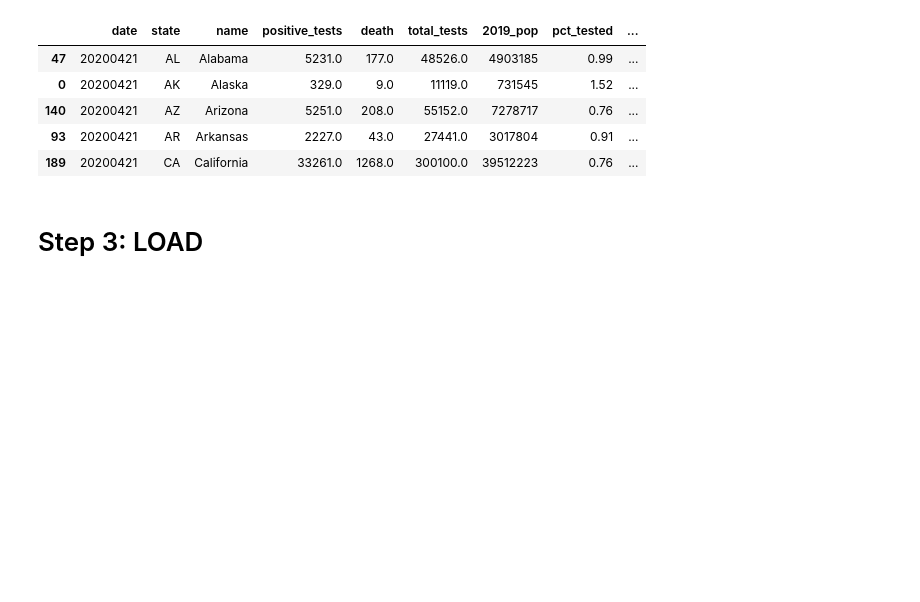
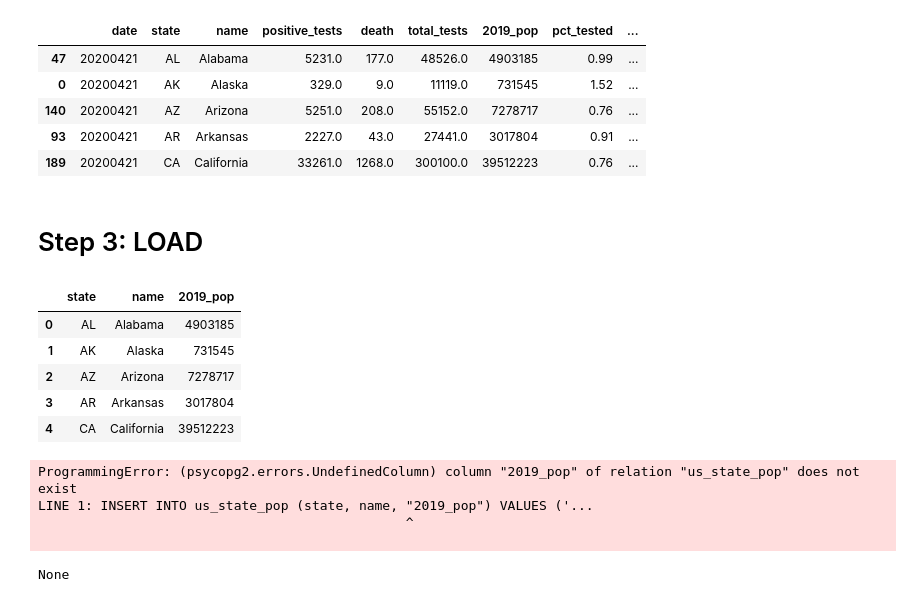
Before and after one commit to BenSnyder90/COVID-ETL-Project, a Jupyter notebook: data_collection.ipynb, the cells around one changed output. Cells and saved outputs as stored; diff of their text form; code cells hidden in the pictures; blank space fills up the shorter version.

```diff
--- a/data_collection.ipynb
+++ b/data_collection.ipynb
@@ -32,7 +34,7 @@ state_df['state'] = state
 state_df = state_df[['state','name','popestimate2019']]
 
 #Rename column
-state_df= state_df.rename(columns={"popestimate2019":"2019_pop"})
+state_df= state_df.rename(columns={"popestimate2019":"pop_2019"})
 
 state_df
 # %% [output]
@@ -164,5 +150,23 @@ combined_df.to_csv('Final_COVID_Data.csv',index=False)
 # %% [markdown]
 # Step 3: LOAD
+# %%
+state_df.head()
+# %% [output]
+|  | state | name | 2019_pop |
+| 0 | AL | Alabama | 4903185 |
+| 1 | AK | Alaska | 731545 |
+| 2 | AZ | Arizona | 7278717 |
+| 3 | AR | Arkansas | 3017804 |
+| 4 | CA | California | 39512223 |
 # %%
 conn = "postgres:postgres@localhost:5432/covid_db"
 engine = create_engine(f'postgresql://{conn}')
+# %%
+state_df.to_sql(name='us_state_pop',con=engine, if_exists='append', index=False)
+covid_df.to_sql(name="daily_covid_stats", con=engine, if_exists='append',index=False)
+combined_df.to_sql(name='final_covid_stats',con=engine,if_exists='append',index=False)
+# %% [output]
+ProgrammingError: (psycopg2.errors.UndefinedColumn) column "2019_pop" of relation "us_state_pop" does not exist
+LINE 1: INSERT INTO us_state_pop (state, name, "2019_pop") VALUES ('...
+                                               ^
+
@@ -168,0 +175,6 @@ engine = create_engine(f'postgresql://{conn}')
+# %%
+print(result.fetchone())
+
+engine.dispose()
+# %% [output]
+None
```
Also changed, not shown: parts of 6 cells of this notebook, 2 other files.
